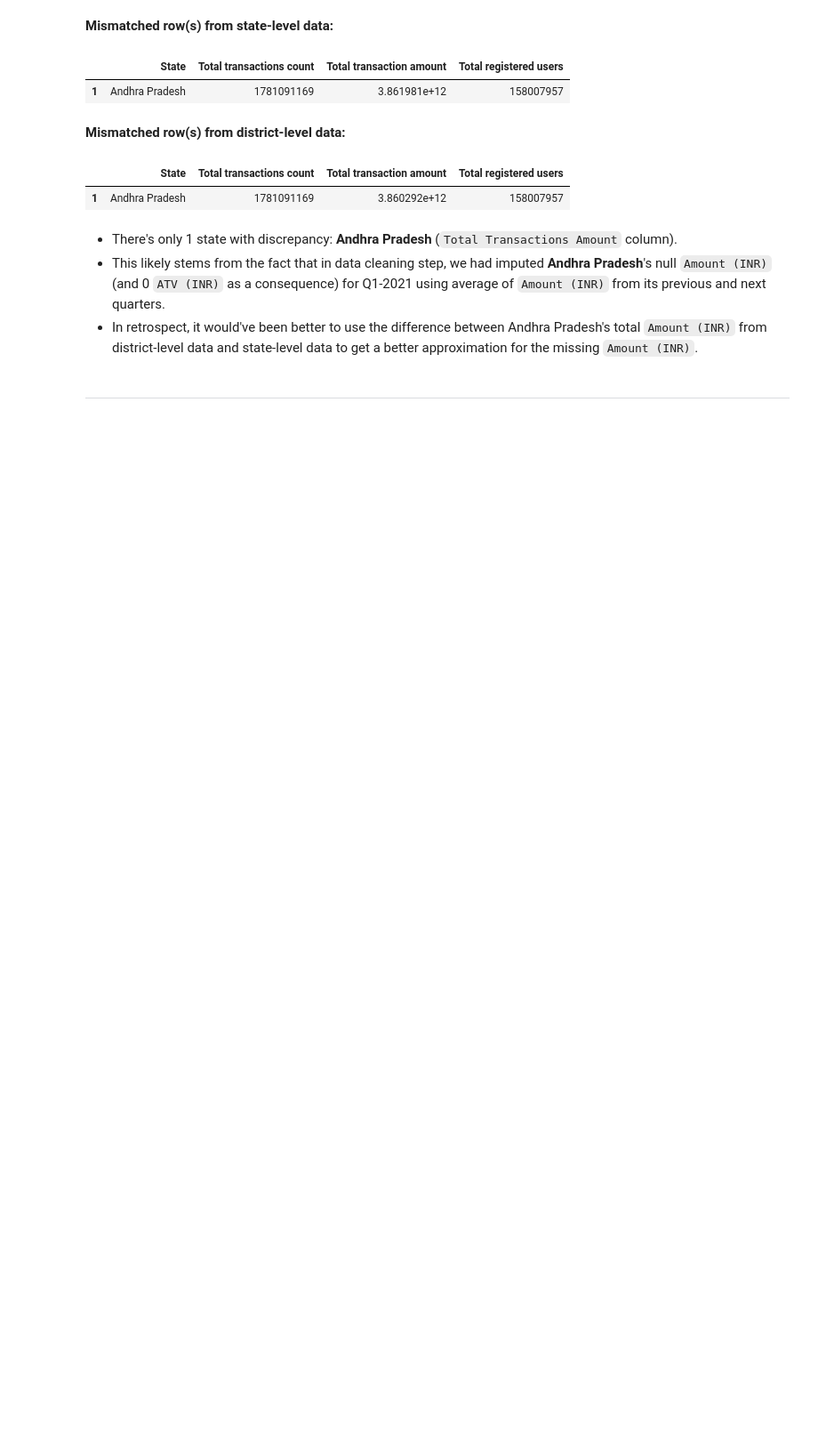
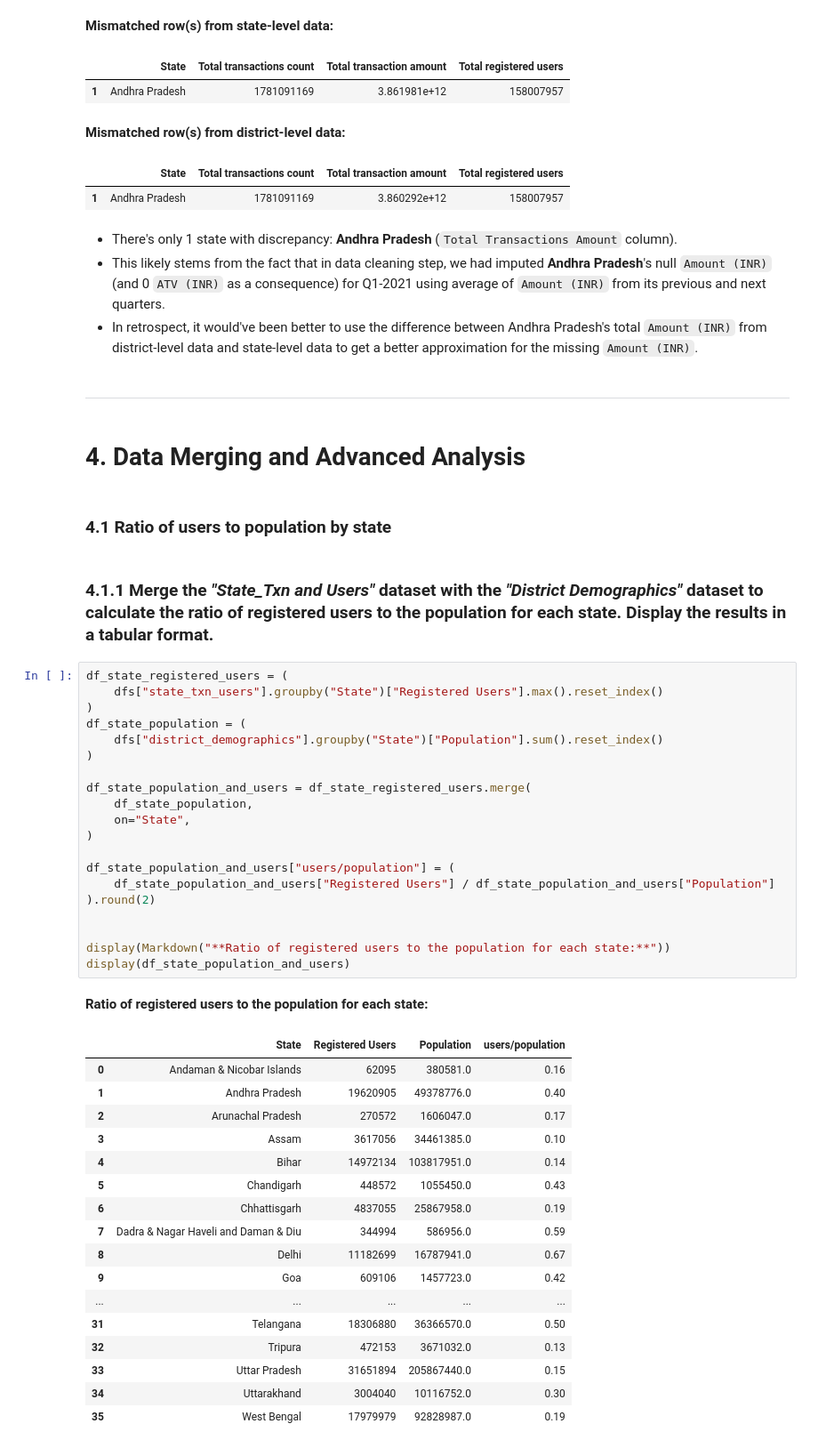
Before and after one commit to chetanchandel31/da_phone_pe, a Jupyter notebook: notebooks/01_phone_pe_analysis.ipynb, the cells around one changed output. Shown at 89% size. Cells and saved outputs as stored; diff of their text form; blank space fills up the shorter version.

```diff
--- a/notebooks/01_phone_pe_analysis.ipynb
+++ b/notebooks/01_phone_pe_analysis.ipynb
@@ -1195,3 +1195,48 @@ display(
 - In retrospect, it would've been better to use the difference between Andhra Pradesh's total `Amount (INR)` from district-level data and state-level data to get a better approximation for the missing `Amount (INR)`.
 # %% [markdown]
 ---
+# %% [markdown]
+# **4. Data Merging and Advanced Analysis**
+# %% [markdown]
+### **4.1 Ratio of users to population by state**
+# %% [markdown]
+### 4.1.1 Merge the *"State_Txn and Users"* dataset with the *"District Demographics"* dataset to calculate the ratio of registered users to the population for each state. Display the results in a tabular format.
+# %%
+df_state_registered_users = (
+    dfs["state_txn_users"].groupby("State")["Registered Users"].max().reset_index()
+)
+df_state_population = (
+    dfs["district_demographics"].groupby("State")["Population"].sum().reset_index()
+)
+
+df_state_population_and_users = df_state_registered_users.merge(
+    df_state_population,
+    on="State",
+)
+
+df_state_population_and_users["users/population"] = (
+    df_state_population_and_users["Registered Users"] / df_state_population_and_users["Population"]
+).round(2)
+
+
+display(Markdown("**Ratio of registered users to the population for each state:**"))
+display(df_state_population_and_users)
+# %% [output]
+**Ratio of registered users to the population for each state:**
+|  | State | Registered Users | Population | users/population |
+| 0 | Andaman & Nicobar Islands | 62095 | 380581.0 | 0.16 |
+| 1 | Andhra Pradesh | 19620905 | 49378776.0 | 0.40 |
+| 2 | Arunachal Pradesh | 270572 | 1606047.0 | 0.17 |
+| 3 | Assam | 3617056 | 34461385.0 | 0.10 |
+| 4 | Bihar | 14972134 | 103817951.0 | 0.14 |
+| 5 | Chandigarh | 448572 | 1055450.0 | 0.43 |
+| 6 | Chhattisgarh | 4837055 | 25867958.0 | 0.19 |
+| 7 | Dadra & Nagar Haveli and Daman & Diu | 344994 | 586956.0 | 0.59 |
+| 8 | Delhi | 11182699 | 16787941.0 | 0.67 |
+| 9 | Goa | 609106 | 1457723.0 | 0.42 |
+| ... | ... | ... | ... | ... |
+| 31 | Telangana | 18306880 | 36366570.0 | 0.50 |
+| 32 | Tripura | 472153 | 3671032.0 | 0.13 |
+| 33 | Uttar Pradesh | 31651894 | 205867440.0 | 0.15 |
+| 34 | Uttarakhand | 3004040 | 10116752.0 | 0.30 |
+| 35 | West Bengal | 17979979 | 92828987.0 | 0.19 |
```
Also changed, not shown: parts of 9 cells of this notebook.
